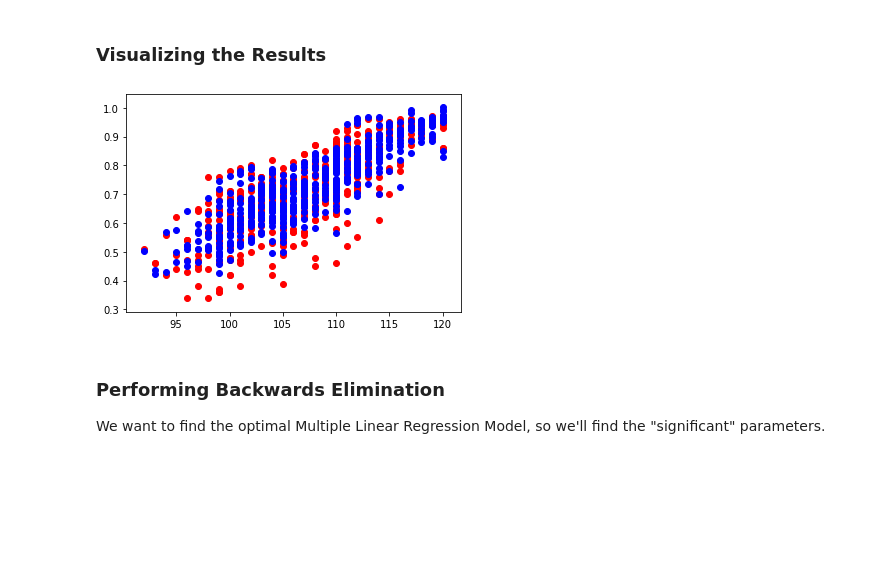
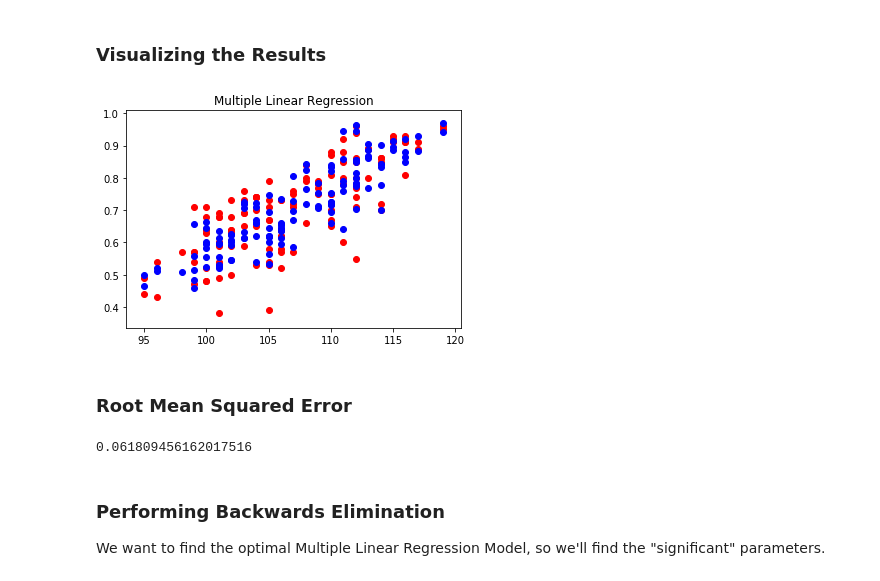
Before and after one commit to bschoeneweis/dm-v-final-project, a Jupyter notebook: FinalProject.ipynb, the cells around one changed output. Drawn from its saved outputs; the diff is of its cells as text; code cells hidden in the pictures; blank space fills up the shorter version.

```diff
--- a/FinalProject.ipynb
+++ b/FinalProject.ipynb
@@ -102,11 +113,21 @@ LinearRegression(copy_X=True, fit_intercept=True, n_jobs=None, normalize=False)
 # %% [markdown]
 ### Visualizing the Results <a name="visualize-linreg"></a>
 # %%
-plt.scatter(X[:, 1], y, color='red')
-plt.scatter(X[:, 1], regressor.predict(X), color='blue')
+y_pred = regressor.predict(X_test)
+plt.scatter(X_test[:, 1], y_test, color='red')
+plt.scatter(X_test[:, 1], y_pred, color='blue')
+plt.title('Multiple Linear Regression')
 plt.show()
 # %% [output]
-[figure, old version]
+[figure, new version]
+# %% [markdown]
+### Root Mean Squared Error <a name="rmse-linreg"></a>
+# %%
+from sklearn.metrics import mean_squared_error
+rmse_linreg = np.sqrt(mean_squared_error(y_test, y_pred))
+rmse_linreg
+# %% [output]
+0.061809456162017516
 # %% [markdown]
 ### Performing Backwards Elimination <a name="back-elim"></a>
 We want to find the optimal Multiple Linear Regression Model, so we'll find the "significant" parameters.
```
Also changed, not shown: parts of 32 cells of this notebook, 1 other file.
